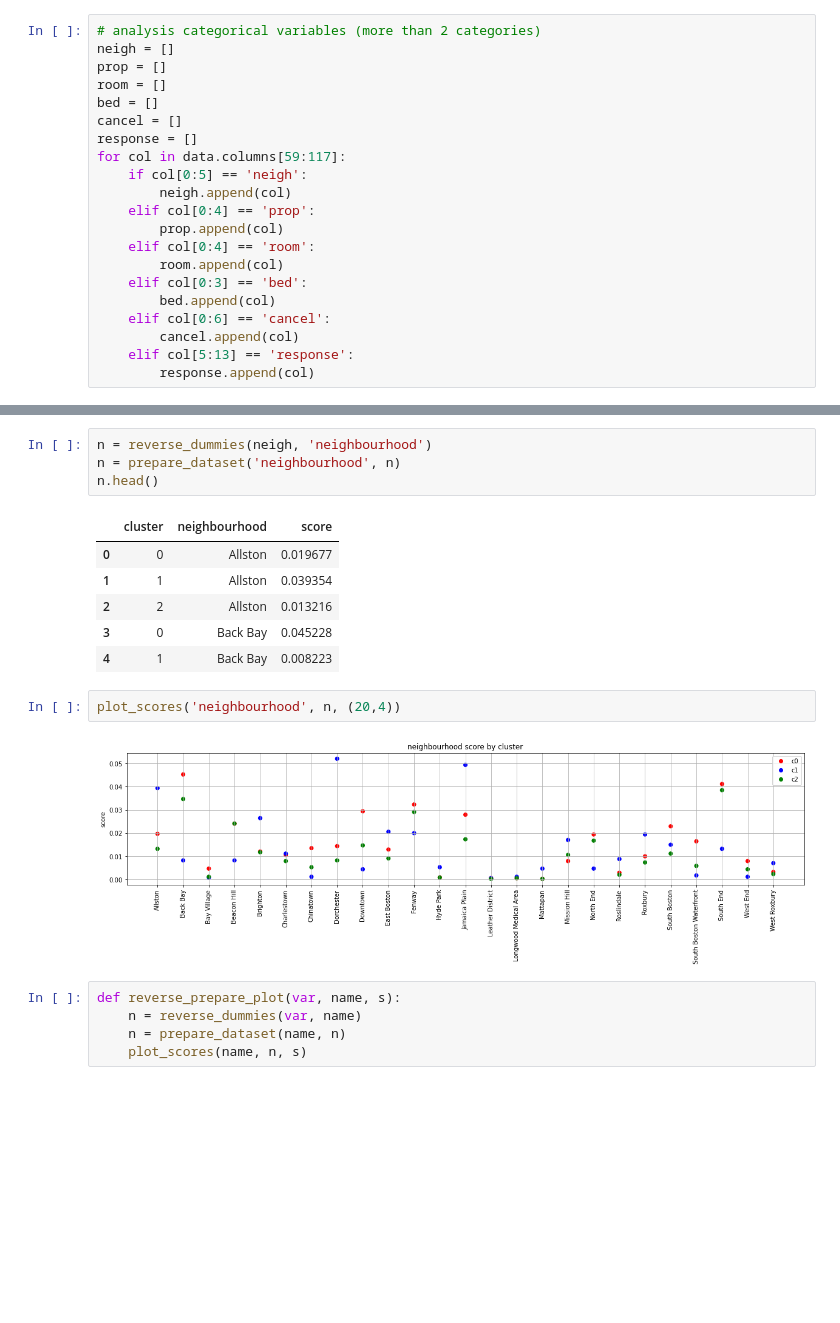
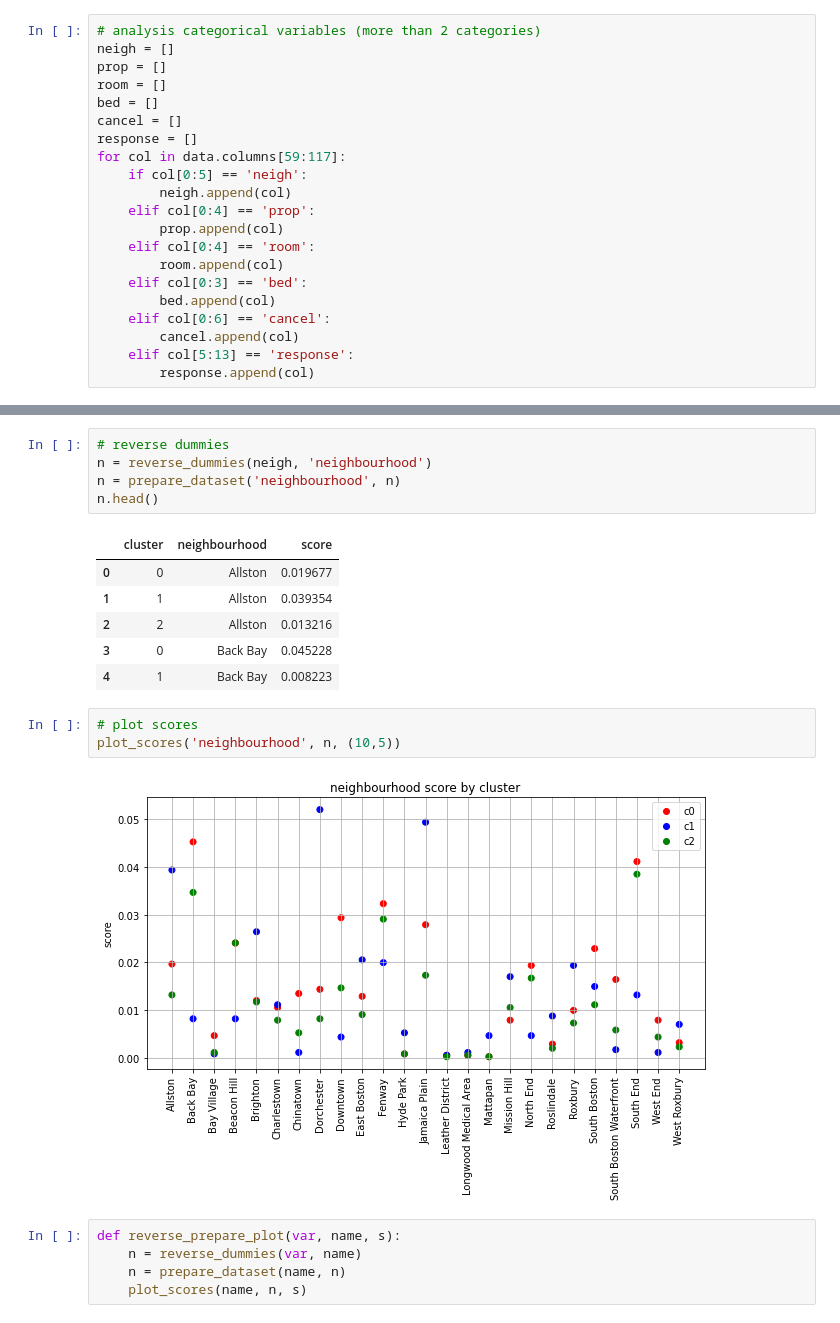
Before and after one commit to FranciscaAlliende/AirbnbBoston, a Jupyter notebook: 5 Is it possible to create clusters of the Boston Airbnb’s.ipynb, the cells around one changed output, grey strips where cells are left out. Saved outputs shown, nothing was run; the diff lists cells and outputs as text; blank space fills up the shorter version.

```diff
--- a/5 Is it possible to create clusters of the Boston Airbnb’s.ipynb
+++ b/5 Is it possible to create clusters of the Boston Airbnb’s.ipynb
@@ -166,5 +172,6 @@ def plot_scores(name, df, size):
     plt.show()
 # %%
+# reverse dummies
 n = reverse_dummies(neigh, 'neighbourhood')
 n = prepare_dataset('neighbourhood', n)
 n.head()
@@ -175,10 +182,11 @@ n.head()
 | 2 | 2 | Allston | 0.013216 |
 | 3 | 0 | Back Bay | 0.045228 |
 | 4 | 1 | Back Bay | 0.008223 |
-# %%
-plot_scores('neighbourhood', n, (20,4))
-# %% [output]
-[figure, removed]
+# %%
+# plot scores
+plot_scores('neighbourhood', n, (10,5))
+# %% [output]
+[figure, added]
 # %%
 def reverse_prepare_plot(var, name, s):
     n = reverse_dummies(var, name)
```
Also changed, not shown: parts of 11 cells of this notebook, 4 other files.
